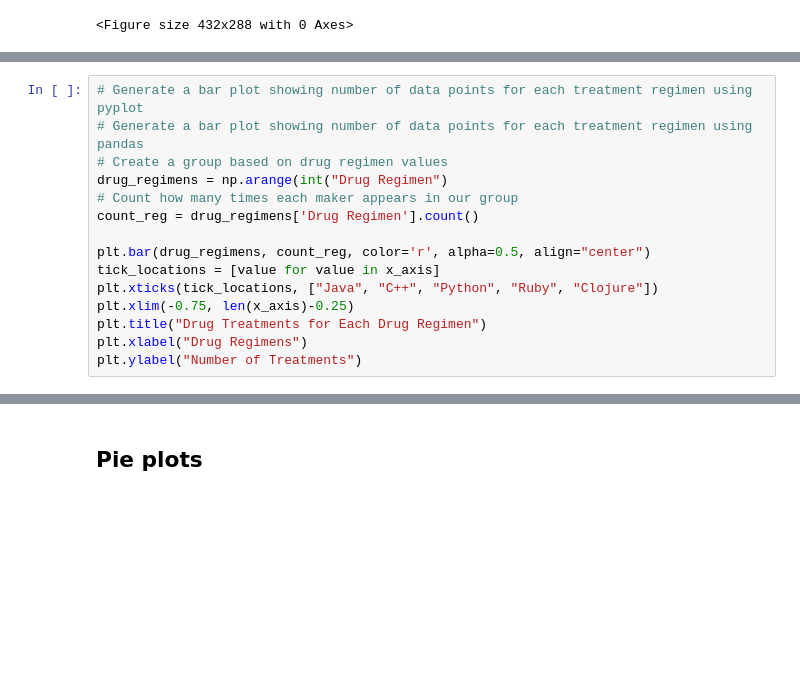
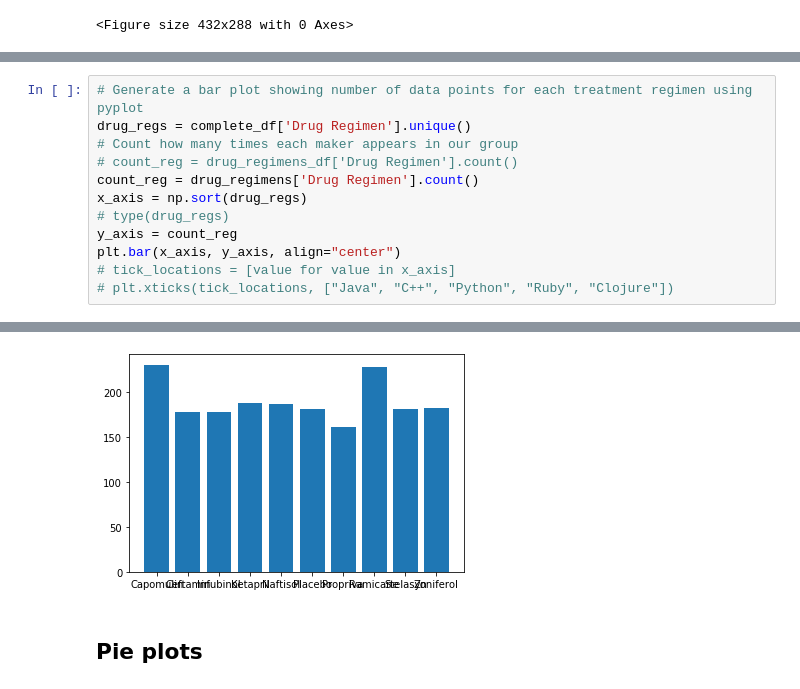
Before and after one commit to jlheen/matplotlib-challenge, a Jupyter notebook: pymaceuticals.ipynb, the cells around one changed output, grey strips where cells are left out. Saved outputs shown, nothing was run; the diff lists cells and outputs as text; blank space fills up the shorter version.

```diff
--- a/pymaceuticals.ipynb
+++ b/pymaceuticals.ipynb
@@ -203,16 +234,13 @@ plt.tight_layout()
 # %%
 # Generate a bar plot showing number of data points for each treatment regimen using pyplot
-# Generate a bar plot showing number of data points for each treatment regimen using pandas
-# Create a group based on drug regimen values
-drug_regimens = np.arange(int("Drug Regimen")
+drug_regs = complete_df['Drug Regimen'].unique()
 # Count how many times each maker appears in our group
+# count_reg = drug_regimens_df['Drug Regimen'].count()
 count_reg = drug_regimens['Drug Regimen'].count()
-
-plt.bar(drug_regimens, count_reg, color='r', alpha=0.5, align="center")
-tick_locations = [value for value in x_axis]
-plt.xticks(tick_locations, ["Java", "C++", "Python", "Ruby", "Clojure"])
-plt.xlim(-0.75, len(x_axis)-0.25)
-plt.title("Drug Treatments for Each Drug Regimen")
-plt.xlabel("Drug Regimens")
-plt.ylabel("Number of Treatments")
+x_axis = np.sort(drug_regs)
+# type(drug_regs)
+y_axis = count_reg
+plt.bar(x_axis, y_axis, align="center")
+# tick_locations = [value for value in x_axis]
+# plt.xticks(tick_locations, ["Java", "C++", "Python", "Ruby", "Clojure"])
 # %% [output]
@@ -220,3 +248,4 @@ SyntaxError: invalid syntax (<ipython-input-53-9918a71c61f9>, line 6)
+[figure, added]
 # %% [markdown]
 ## Pie plots
 # %%
```
Also changed, not shown: parts of 17 cells of this notebook.
